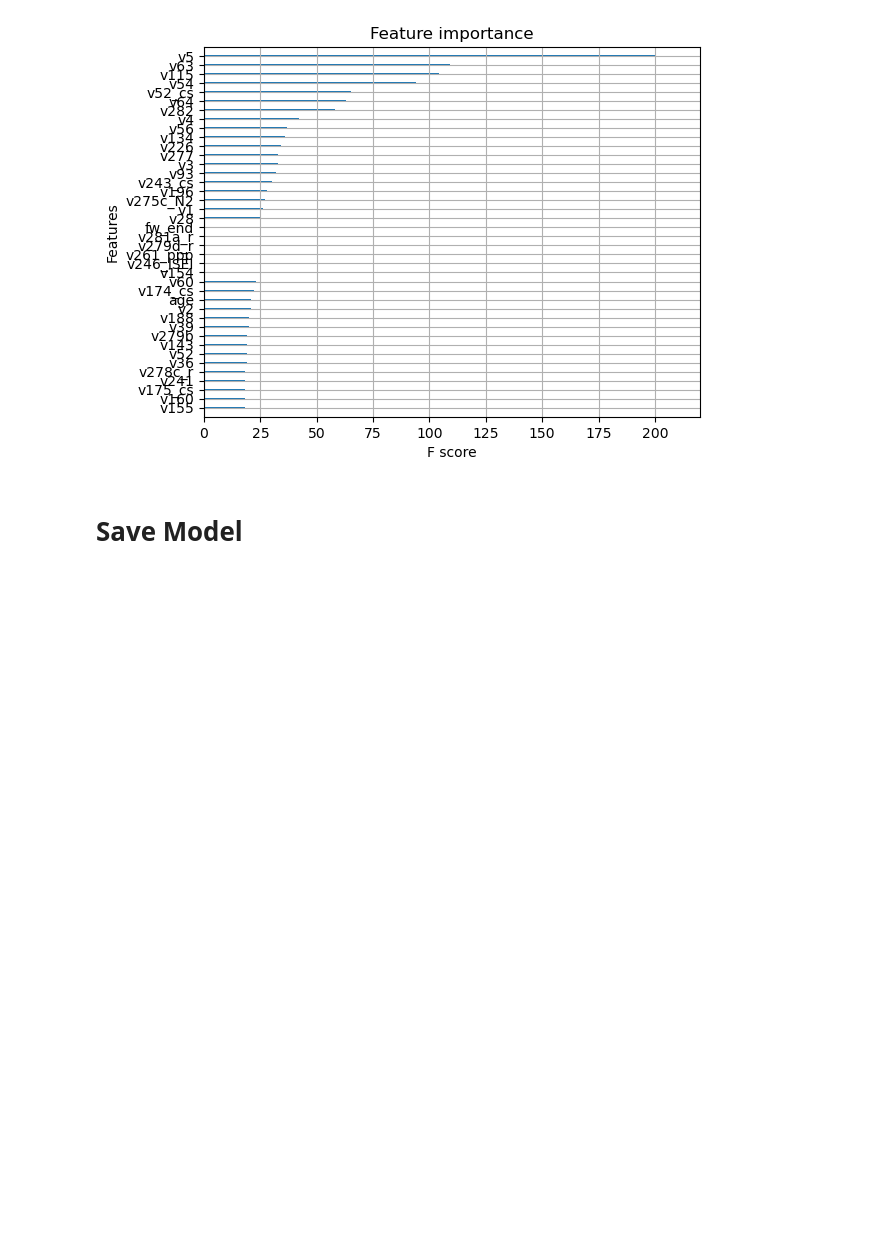
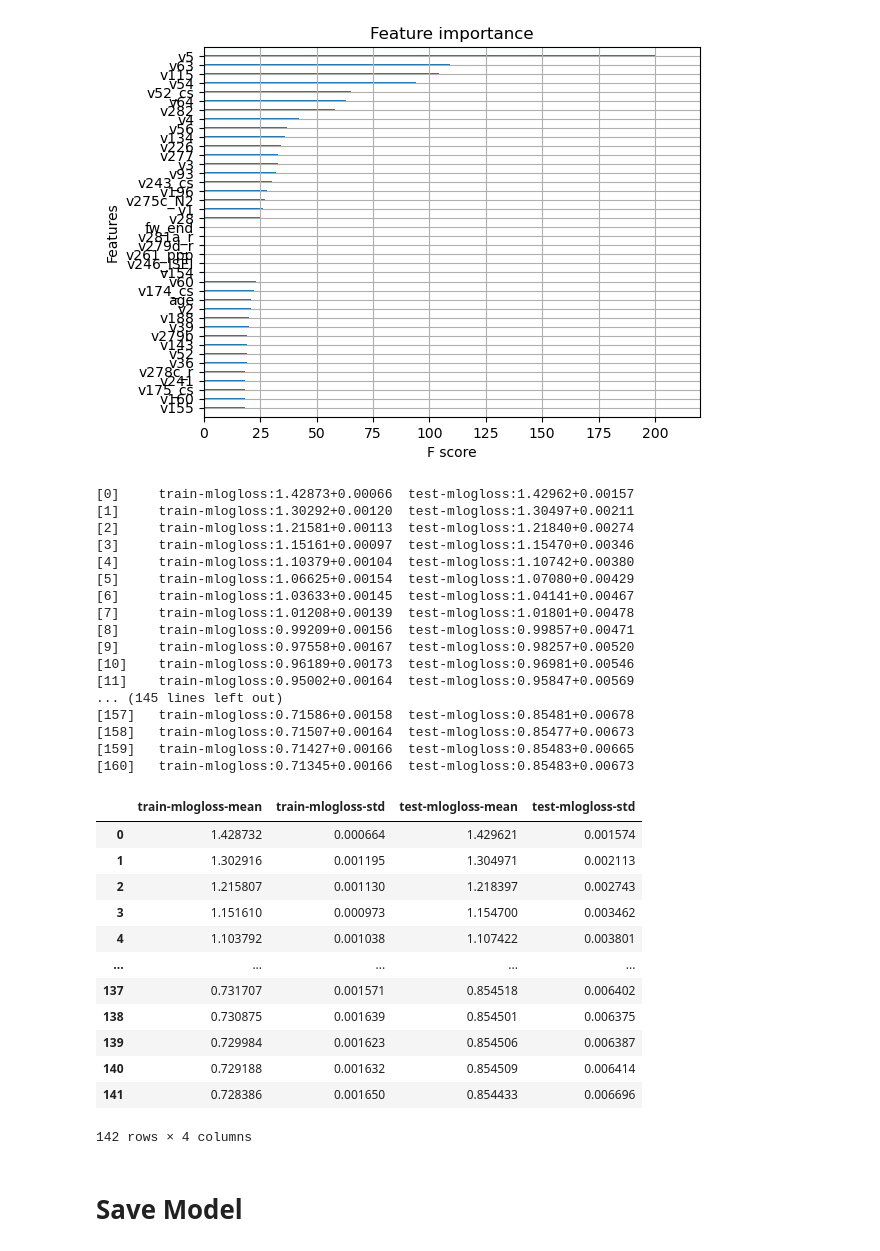
Before and after one commit to ezafar/STAT441_FinalProject, a Jupyter notebook: models/03_XGBoost.ipynb, the cells around one changed output. Drawn from its saved outputs; the diff is of its cells as text; code cells hidden in the pictures; blank space fills up the shorter version.

```diff
--- a/models/03_XGBoost.ipynb
+++ b/models/03_XGBoost.ipynb
@@ -112,6 +112,53 @@ xgb.plot_importance(test_xgb, max_num_features=40, show_values=False)
 plt.show()
 # %% [output]
 [figure]
+# %%
+# CV
+test_params = {'booster': 'gbtree', 'colsample_bytree': 0.9, 'eta': 0.3, 'eval_metric': 'mlogloss',
+               'max_depth': 3, 'min_child_weight': 5, 'num_class': 5, 'objective': 'multi:softprob', 'subsample': 0.8}
+dtrain = xgb.DMatrix(X, label=y)
+
+xgb.cv(
+    test_params,
+    dtrain,
+    num_boost_round=5000,
+    nfold=5,
+    metrics={"mlogloss"},
+    early_stopping_rounds=20,
+    stratified=True,
+    callbacks=[xgb.callback.EvaluationMonitor(show_stdv=True)],
+)
+# %% [output]
+[0]     train-mlogloss:1.42873+0.00066  test-mlogloss:1.42962+0.00157
+[1]     train-mlogloss:1.30292+0.00120  test-mlogloss:1.30497+0.00211
+[2]     train-mlogloss:1.21581+0.00113  test-mlogloss:1.21840+0.00274
+[3]     train-mlogloss:1.15161+0.00097  test-mlogloss:1.15470+0.00346
+[4]     train-mlogloss:1.10379+0.00104  test-mlogloss:1.10742+0.00380
+[5]     train-mlogloss:1.06625+0.00154  test-mlogloss:1.07080+0.00429
+[6]     train-mlogloss:1.03633+0.00145  test-mlogloss:1.04141+0.00467
+[7]     train-mlogloss:1.01208+0.00139  test-mlogloss:1.01801+0.00478
+[8]     train-mlogloss:0.99209+0.00156  test-mlogloss:0.99857+0.00471
+[9]     train-mlogloss:0.97558+0.00167  test-mlogloss:0.98257+0.00520
+[10]    train-mlogloss:0.96189+0.00173  test-mlogloss:0.96981+0.00546
+[11]    train-mlogloss:0.95002+0.00164  test-mlogloss:0.95847+0.00569
+... (145 lines left out)
+[157]   train-mlogloss:0.71586+0.00158  test-mlogloss:0.85481+0.00678
+[158]   train-mlogloss:0.71507+0.00164  test-mlogloss:0.85477+0.00673
+[159]   train-mlogloss:0.71427+0.00166  test-mlogloss:0.85483+0.00665
+[160]   train-mlogloss:0.71345+0.00166  test-mlogloss:0.85483+0.00673
+|  | train-mlogloss-mean | train-mlogloss-std | test-mlogloss-mean | test-mlogloss-std |
+| 0 | 1.428732 | 0.000664 | 1.429621 | 0.001574 |
+| 1 | 1.302916 | 0.001195 | 1.304971 | 0.002113 |
+| 2 | 1.215807 | 0.001130 | 1.218397 | 0.002743 |
+| 3 | 1.151610 | 0.000973 | 1.154700 | 0.003462 |
+| 4 | 1.103792 | 0.001038 | 1.107422 | 0.003801 |
+| ... | ... | ... | ... | ... |
+| 137 | 0.731707 | 0.001571 | 0.854518 | 0.006402 |
+| 138 | 0.730875 | 0.001639 | 0.854501 | 0.006375 |
+| 139 | 0.729984 | 0.001623 | 0.854506 | 0.006387 |
+| 140 | 0.729188 | 0.001632 | 0.854509 | 0.006414 |
+| 141 | 0.728386 | 0.001650 | 0.854433 | 0.006696 |
+142 rows × 4 columns
 # %% [markdown]
 # Save Model
 # %%
```
Also changed, not shown: 2 other files.
